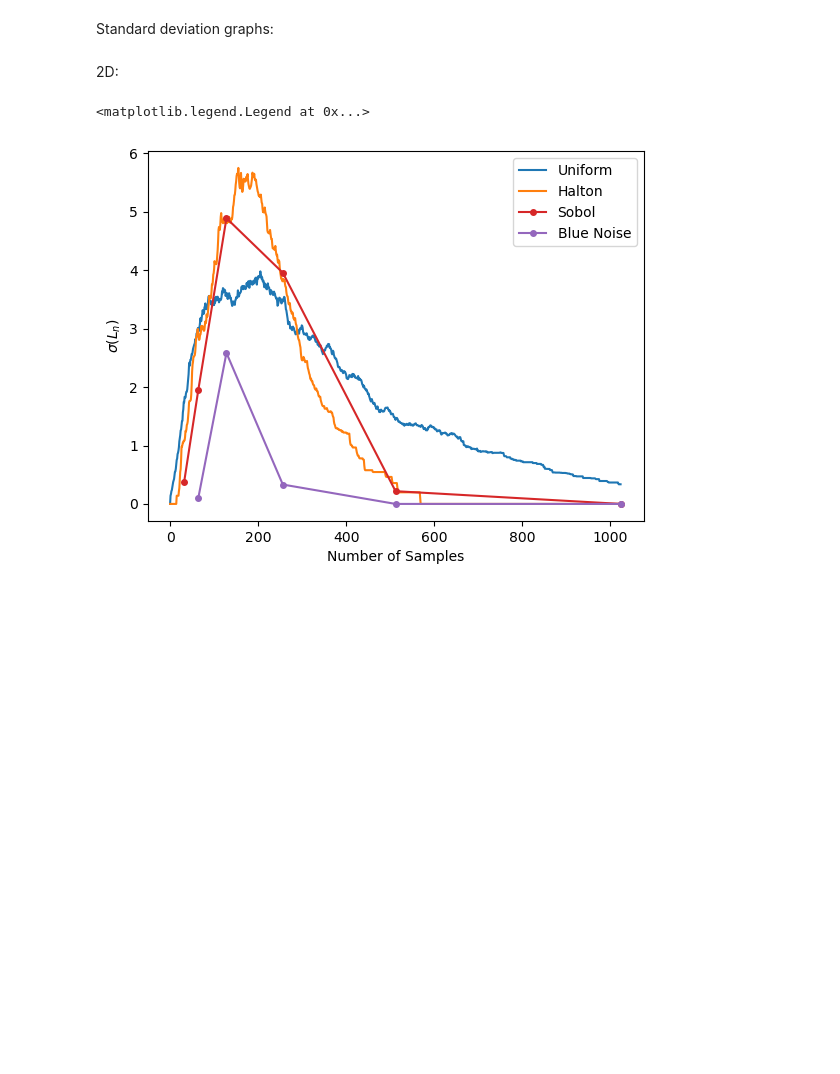
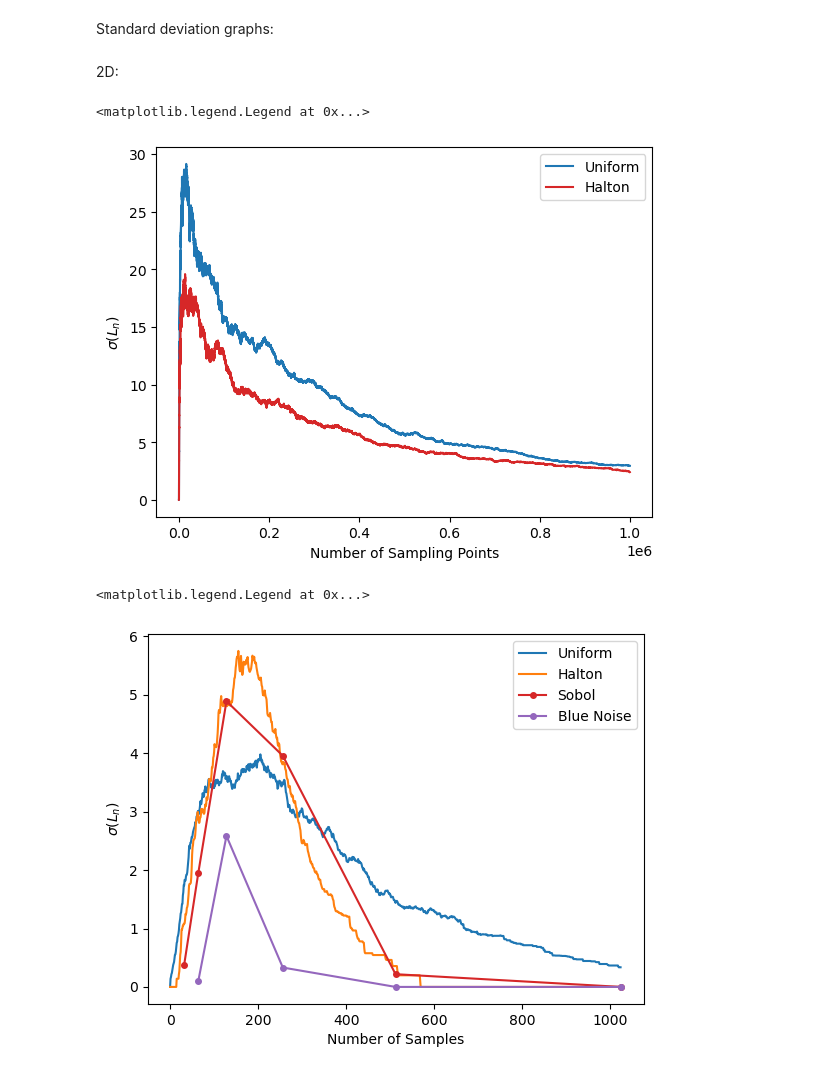
Before and after one commit to Gautam-Chauhan/MSc-Thesis, a Jupyter notebook: scenario_2.ipynb, the cells around one changed output. Drawn from its saved outputs; the diff is of its cells as text; code cells hidden in the pictures; blank space fills up the shorter version.

```diff
--- a/scenario_2.ipynb
+++ b/scenario_2.ipynb
@@ -809,20 +773,0 @@ plt.hist(volume_fractions,bins=50)
-# %%
-num_points = 50000
-all_dimensions = [2,3,4,5,6,7,8,9,10]
-runs = 100
-seed = 1
-hidden_neurons = 24
-
-iid_counts_c = np.empty((max(all_dimensions),runs,num_points))
-
-for dimensions in all_dimensions:
-
-    # Generate point set
-    lower_bounds = np.full(dimensions,0)
-    upper_bounds = np.full(dimensions,1)
-    sample_points = iid_uniform_sample(num_points,dimensions,runs,lower_bounds,upper_bounds,seed)
-
-    # Count linear region susing those point sets and assign to the appropriate part of iid_counts
-    unique_counts = experiment_2(sample_points,hidden_neurons,dimensions,runs,mode="online")
-    unique_counts = unique_counts.detach().numpy()
-    iid_counts_c[dimensions-2,:,:] = unique_counts
@@ -1078,6 +984,16 @@ plt.legend()
 Standard deviation graphs:
 # %% [markdown]
 2D:
+# %%
+x = np.arange(1000000)
+plt.plot(x,np.sqrt(uniform_variances[6,:1000000]),label="Uniform")
+plt.plot(x,np.sqrt(halton_variances[6,:1000000]),label="Halton",color="tab:red")
+plt.xlabel("Number of Sampling Points")
+plt.ylabel(r"$\sigma(L_n)$")
+plt.legend()
+# %% [output]
+<matplotlib.legend.Legend at 0x...>
+[figure, added]
 # %%
 x = np.arange(1000000)
 plt.plot(x[:2**10],np.sqrt(uniform_variances_c[0,:][:2**10]),color="tab:blue",label="Uniform")
```
Also changed, not shown: parts of 129 cells of this notebook.
